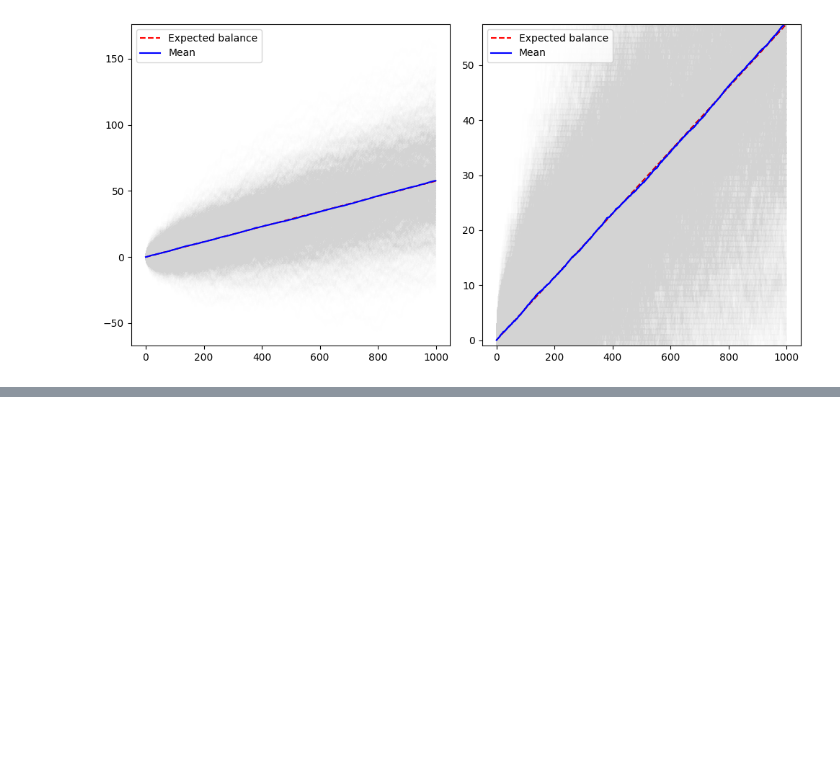
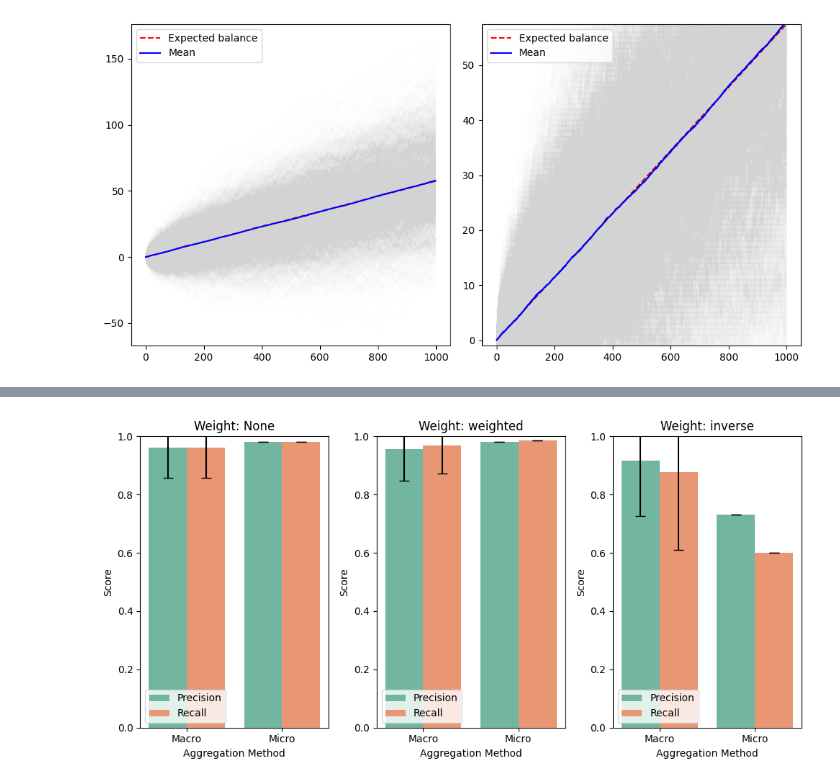
Before and after one commit to FelixCeard/Statistical-Learning-, a Jupyter notebook: sheet-01/code.ipynb, the cells around one changed output, grey strips where cells are left out. Drawn from its saved outputs; the diff is of its cells as text; code cells hidden in the pictures; blank space fills up the shorter version.

```diff
--- a/sheet-01/code.ipynb
+++ b/sheet-01/code.ipynb
@@ -491,0 +499,3 @@ fig.tight_layout()
+# %%
+df = pd.read_csv('./human.csv')
+df.head(5)
@@ -491,0 +1124,70 @@ fig.tight_layout()
+# %%
+# compute the precisions and recalls
+# ! The code for the plotting is mostly generated by a generative AI. As it is not a crutial part of the assignment, but rather a visualization of the previous results, I decided to quickly plot the results using AI
+# ! I still changed some parts as it did not work as intended out of the box.
+
+fig, ax = plt.subplots(1,3, figsize=(10, 5))
+
+WEIGHT_VALUES = ['None', 'weighted', 'inverse']
+for wid, weight in enumerate(WEIGHT_VALUES):
+    # precision_macro, precision_std_macro, recall_macro, recall_std_macro = precision_recall_dataframe(df_test, 'macro', weight)
+    # precision_micro, precision_std_micro, recall_micro, recall_std_micro = precision_recall_dataframe(df_test, 'micro', weight)
+    precision_macro, precision_std_macro, recall_macro, recall_std_macro = precision_recall_dataframe(df_test.sample(100), 'macro', weight)
+    precision_micro, precision_std_micro, recall_micro, recall_std_micro = precision_recall_dataframe(df_test.sample(100), 'micro', weight)
+
+    # Prepare mean and std arrays for plotting
+    agg_methods = ["Macro", "Macro", "Micro", "Micro"]
+    metrics = ["Precision", "Recall"] * 2
+    means = [precision_macro, recall_macro, precision_micro, recall_micro]
+    # stds = [precision_std_macro, recall_std_macro, precision_std_micro, recall_std_micro]
+    stds = [precision_std_macro, precision_std_micro, recall_std_macro, recall_std_micro]
+    # stds = [0.1, 0.2,]
+
+    # Make a tidy DataFrame
+    df_metric = pd.DataFrame({
+        "Aggregation Method": agg_methods,
+        "Metric": metrics,
+        "Mean": means,
+        "Std": stds,
+        "Weight": [weight]*4,
+    })
+
+    # Plot barplot for means only, keep dodge and order consistent with errorbar overlay
+    bar = sns.barplot(
+        data=df_metric,
+        x="Aggregation Method",
+        y="Mean",
+        hue="Metric",
+        ax=ax[wid],
+        palette="Set2",
+        errorbar=None,
+        dodge=True
+    )
+
+    # Now add error bars. We'll map these manually:
+    # Need to match bars and stds: bar.patches are in the same plotting order as our df_metric rows.
+    for i, (patch, std) in enumerate(zip(ax[wid].patches, df_metric["Std"])):
+        # Bars plot in group order, then hue - matches row order.
+        x = patch.get_x() + patch.get_width()/2
+        y = patch.get_height()
+        ax[wid].errorbar(
+            x=x,
+            y=y,
+            yerr=std,
+            color='black',
+            capsize=5,
+            fmt='none',
+            lw=1.5,
+        )
+
+    ax[wid].set_title(f"Weight: {weight}")
+    ax[wid].set_ylim(0, 1)
+    ax[wid].set_ylabel("Score")
+    ax[wid].set_xlabel("Aggregation Method")
+
+    ax[wid].legend(loc='lower left')
+
+plt.tight_layout()
+plt.show()
+# %% [output]
+[figure, added]
```
Also changed, not shown: parts of 22 cells of this notebook, 5 other files.
